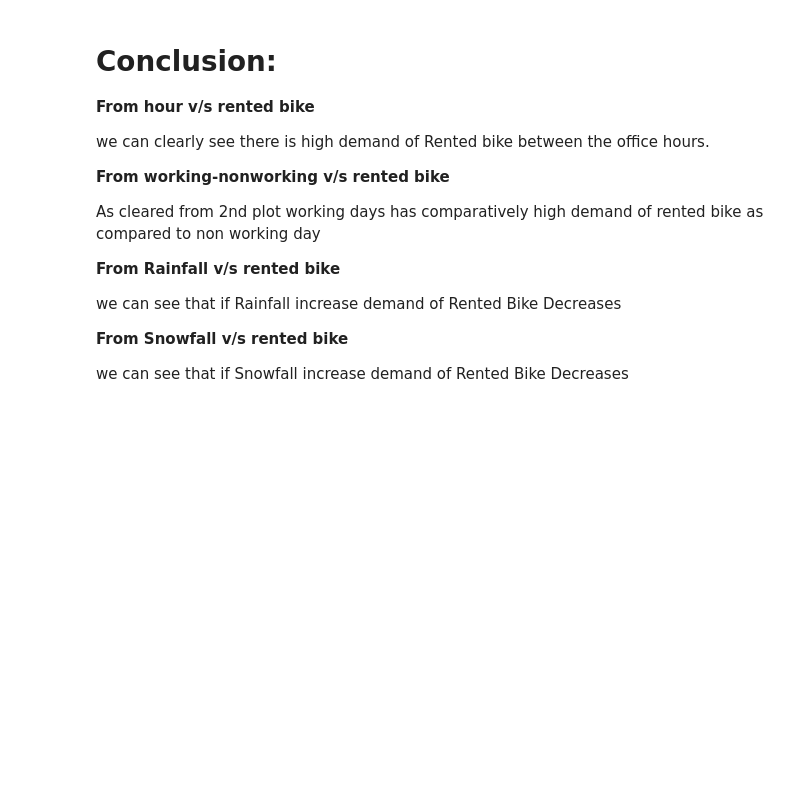
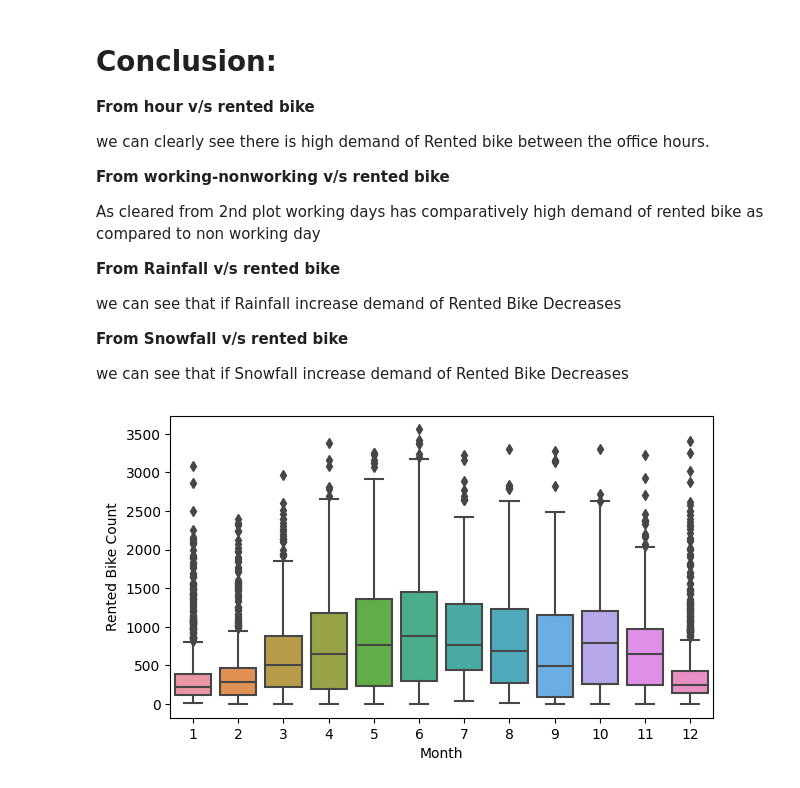
Before and after one commit to rashmipathrikar/bike-sharing-demand-prediction, a Jupyter notebook: Bike_sharing_demand_prediction_final_.ipynb, the cells around one changed output. Cells and saved outputs as stored; diff of their text form; code cells hidden in the pictures; blank space fills up the shorter version.

```diff
--- a/Bike_sharing_demand_prediction_final_.ipynb
+++ b/Bike_sharing_demand_prediction_final_.ipynb
@@ -497,3 +497,10 @@ we can see that if Rainfall increase demand of Rented Bike Decreases
 **From Snowfall v/s rented bike**
 
 we can see that if Snowfall increase demand of Rented Bike Decreases
+# %%
+# Box plot for Month Vs Rented Bike Count
+plt.figure(figsize=(7,4),dpi=100)
+sns.boxplot(x='Month',y='Rented Bike Count',data=df  )
+plt.show()
+# %% [output]
+[figure, added]
```
Also changed, not shown: parts of 34 cells of this notebook.
